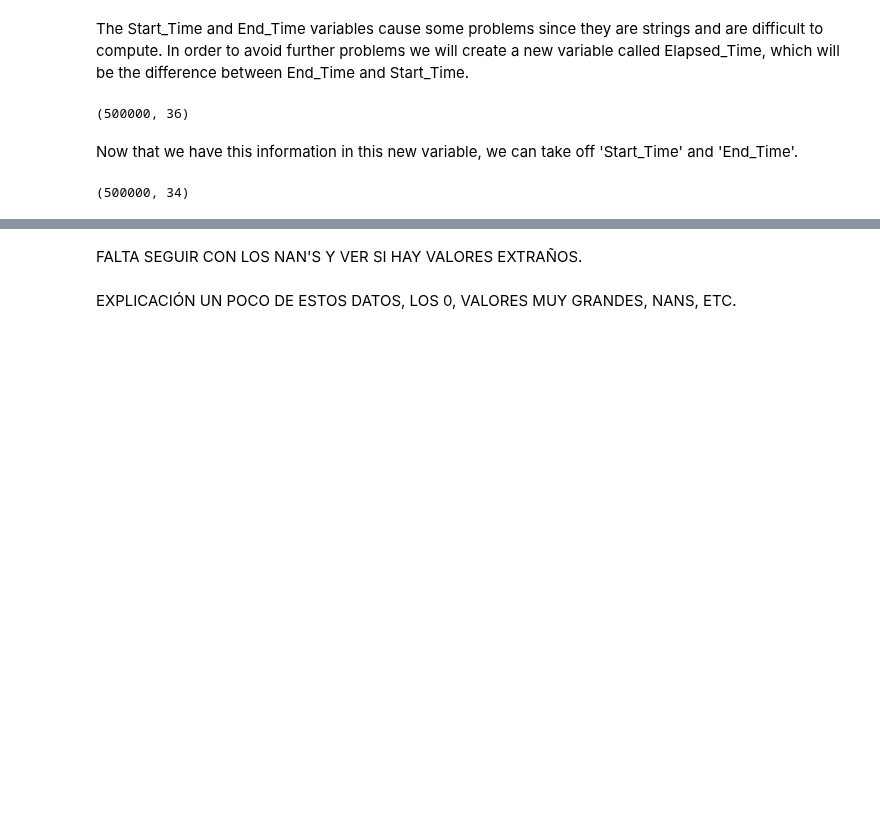
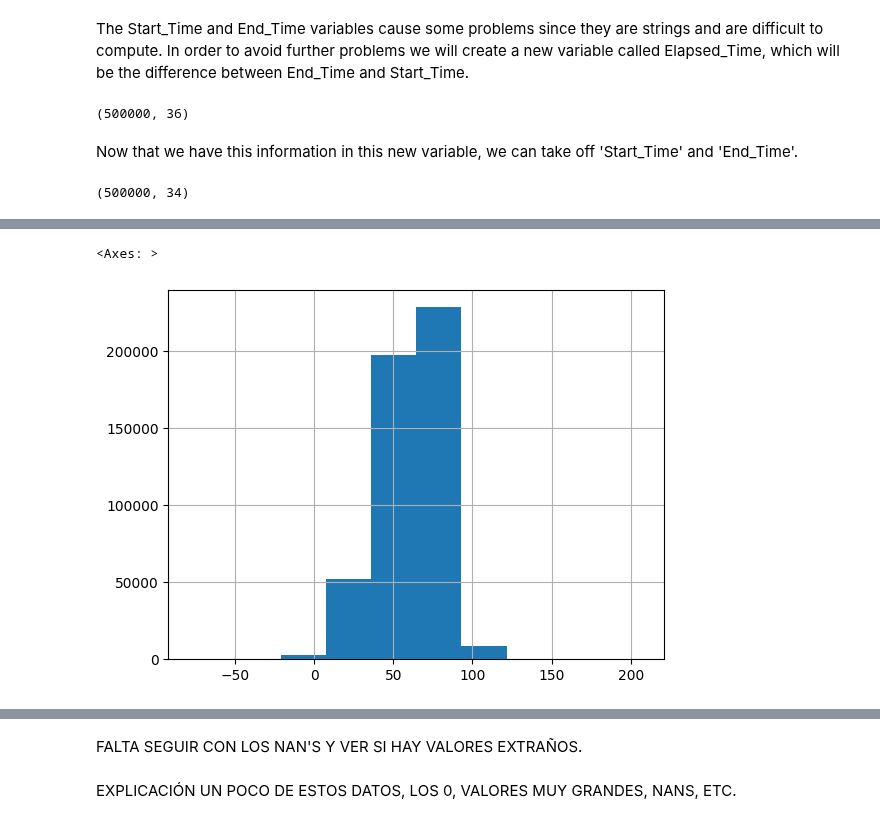
Before and after one commit to pol-resina/US-Accidents, a Jupyter notebook: notebooks/data_visualisation.ipynb, the cells around one changed output, grey strips where cells are left out. Saved outputs shown, nothing was run; the diff lists cells and outputs as text; code cells hidden in the pictures; blank space fills up the shorter version.

```diff
--- a/notebooks/data_visualisation.ipynb
+++ b/notebooks/data_visualisation.ipynb
@@ -91,0 +155,5 @@ data_w_c.shape
+# %%
+data_w_c['Temperature(F)'].hist()
+# %% [output]
+<Axes: >
+[figure, added]
```
Also changed, not shown: parts of 35 cells of this notebook.
